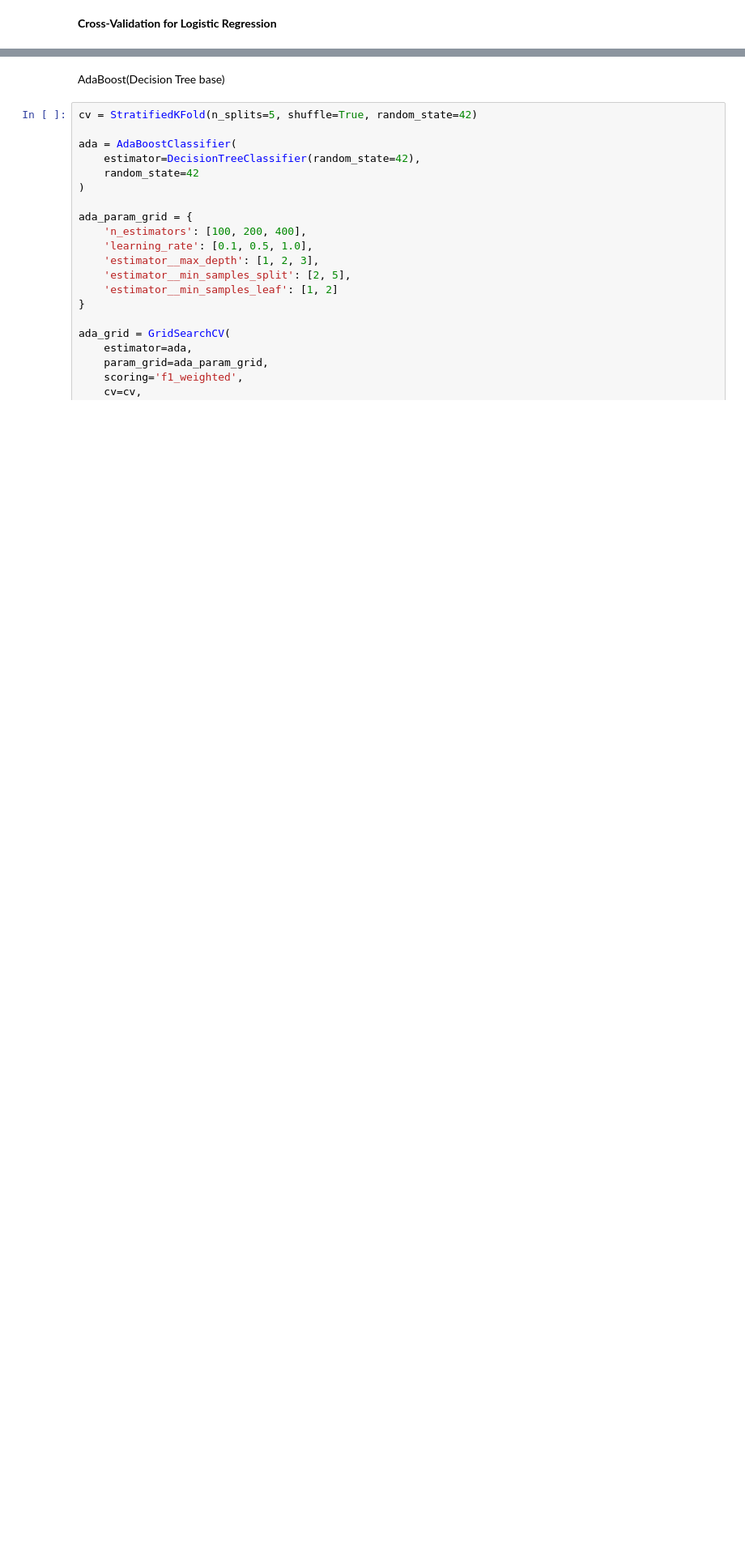
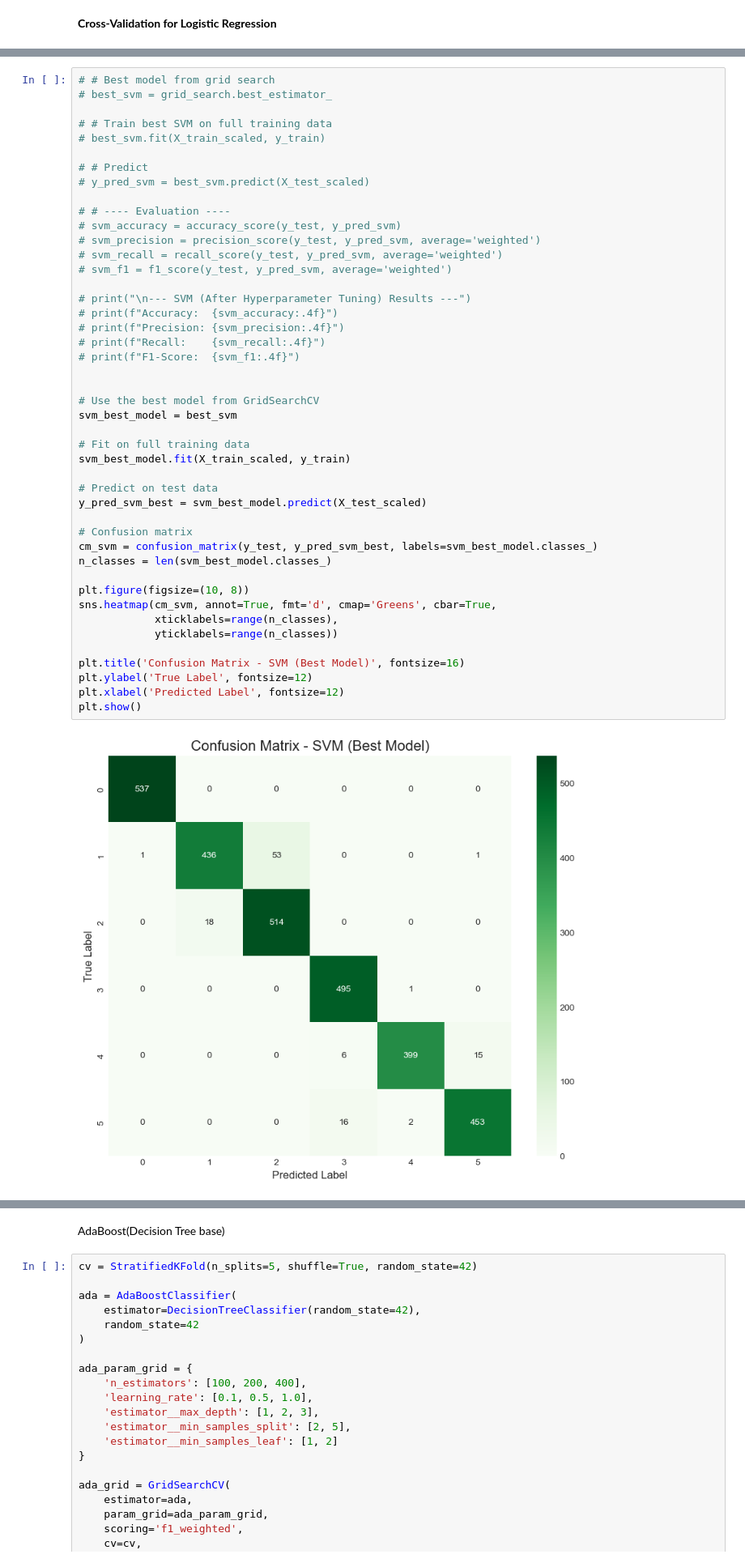
Before and after one commit to Parvptl/human_activity_recognition, a Jupyter notebook: notebooks/02_modeling.ipynb, the cells around one changed output, grey strips where cells are left out. Shown: that part at 81% size. Cells and saved outputs as stored; diff of their text form; blank space fills up the shorter version.

Commit message:
hyper parameter tuning

```diff
--- a/notebooks/02_modeling.ipynb
+++ b/notebooks/02_modeling.ipynb
@@ -357,0 +390,47 @@ AUC Scores by Activity (Full Precision):
+# %%
+# # Best model from grid search
+# best_svm = grid_search.best_estimator_
+
+# # Train best SVM on full training data
+# best_svm.fit(X_train_scaled, y_train)
+
+# # Predict
+# y_pred_svm = best_svm.predict(X_test_scaled)
+
+# # ---- Evaluation ----
+# svm_accuracy = accuracy_score(y_test, y_pred_svm)
+# svm_precision = precision_score(y_test, y_pred_svm, average='weighted')
+# svm_recall = recall_score(y_test, y_pred_svm, average='weighted')
+# svm_f1 = f1_score(y_test, y_pred_svm, average='weighted')
+
+# print("\n--- SVM (After Hyperparameter Tuning) Results ---")
+# print(f"Accuracy:  {svm_accuracy:.4f}")
+# print(f"Precision: {svm_precision:.4f}")
+# print(f"Recall:    {svm_recall:.4f}")
+# print(f"F1-Score:  {svm_f1:.4f}")
+
+
+# Use the best model from GridSearchCV
+svm_best_model = best_svm
+
+# Fit on full training data
+svm_best_model.fit(X_train_scaled, y_train)
+
+# Predict on test data
+y_pred_svm_best = svm_best_model.predict(X_test_scaled)
+
+# Confusion matrix
+cm_svm = confusion_matrix(y_test, y_pred_svm_best, labels=svm_best_model.classes_)
+n_classes = len(svm_best_model.classes_)
+
+plt.figure(figsize=(10, 8))
+sns.heatmap(cm_svm, annot=True, fmt='d', cmap='Greens', cbar=True,
+            xticklabels=range(n_classes),
+            yticklabels=range(n_classes))
+
+plt.title('Confusion Matrix - SVM (Best Model)', fontsize=16)
+plt.ylabel('True Label', fontsize=12)
+plt.xlabel('Predicted Label', fontsize=12)
+plt.show()
+# %% [output]
+[figure, added]
```
Also changed, not shown: parts of 3 cells of this notebook.
